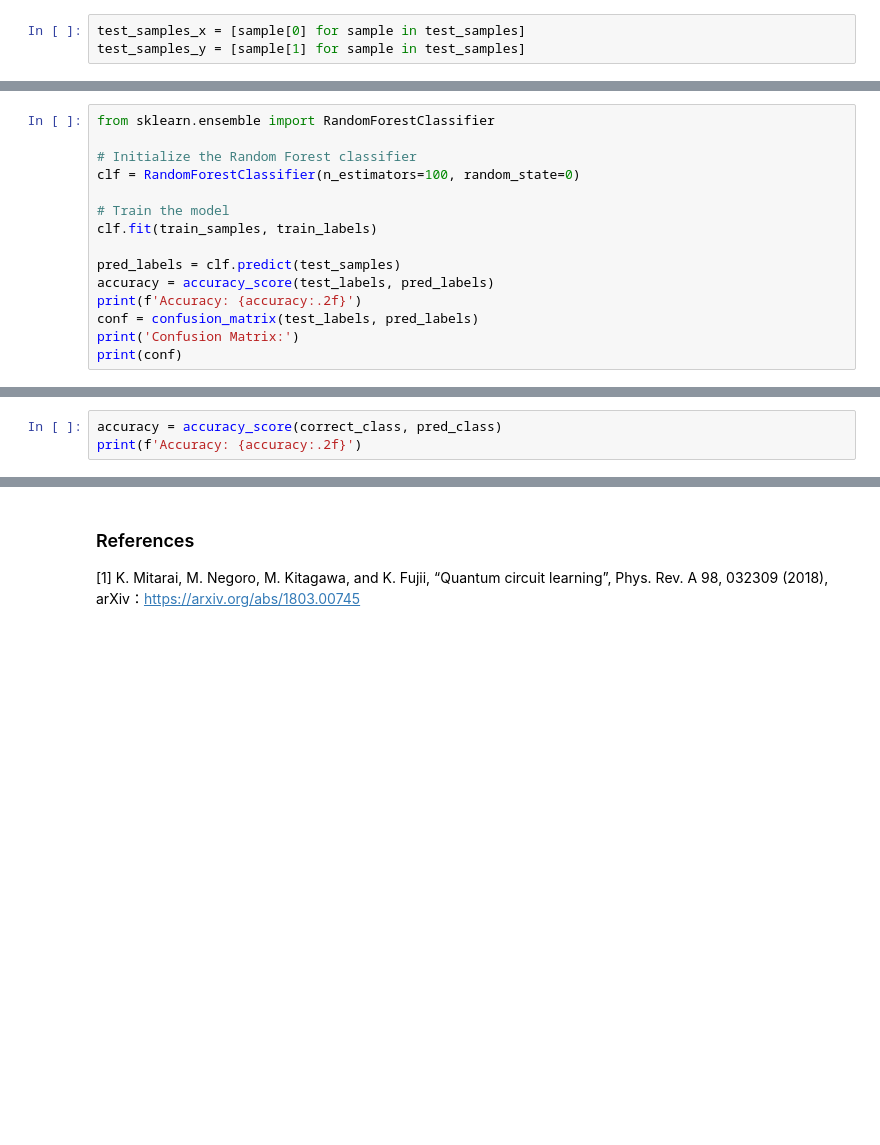
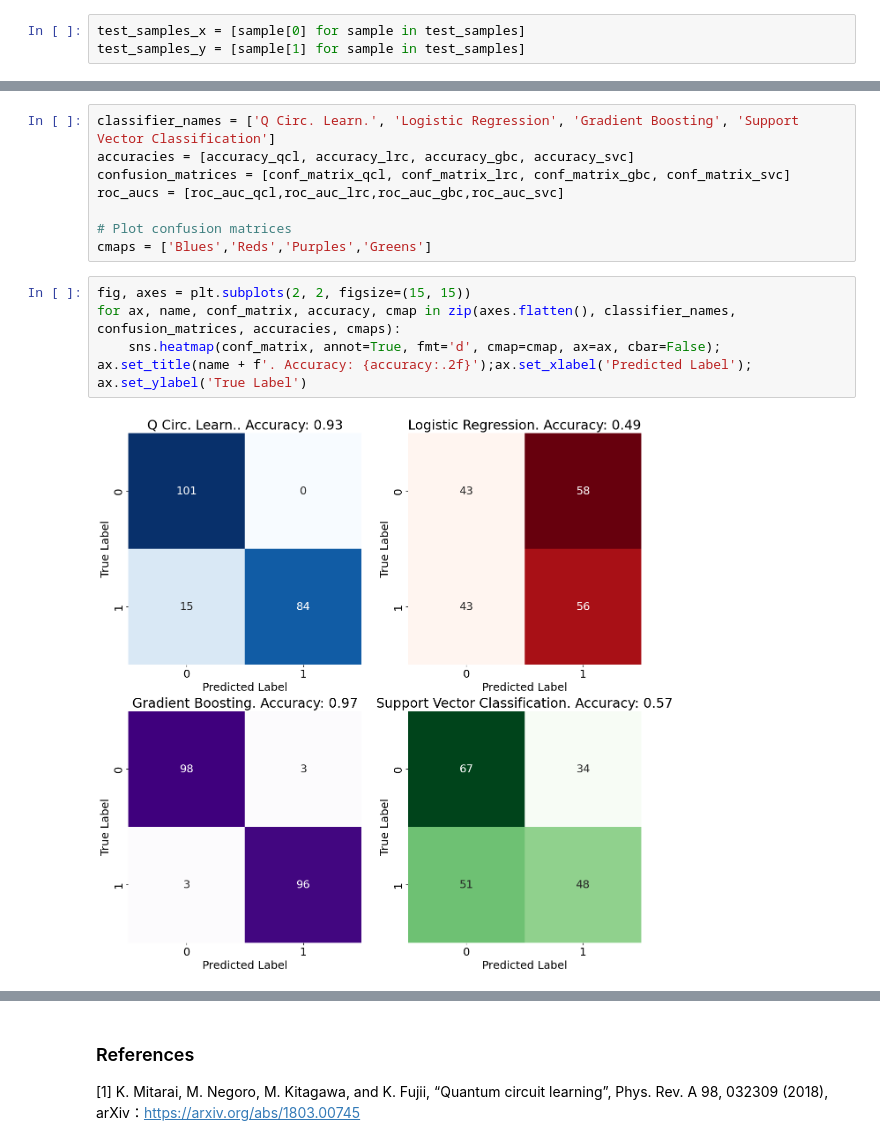
Before and after one commit to sofips/qcl, a Jupyter notebook: qcl_classification_es.ipynb, the cells around one changed output, grey strips where cells are left out. Saved outputs shown, nothing was run; the diff lists cells and outputs as text; blank space fills up the shorter version.

```diff
--- a/qcl_classification_es.ipynb
+++ b/qcl_classification_es.ipynb
@@ -420,15 +391,0 @@ Confusion Matrix:
-# %%
-from sklearn.ensemble import RandomForestClassifier
-
-# Initialize the Random Forest classifier
-clf = RandomForestClassifier(n_estimators=100, random_state=0)
-
-# Train the model
-clf.fit(train_samples, train_labels)
-
-pred_labels = clf.predict(test_samples)
-accuracy = accuracy_score(test_labels, pred_labels)
-print(f'Accuracy: {accuracy:.2f}')
-conf = confusion_matrix(test_labels, pred_labels)
-print('Confusion Matrix:')
-print(conf)
@@ -440,3 +391,0 @@ Confusion Matrix:
-# %%
-accuracy = accuracy_score(correct_class, pred_class)
-print(f'Accuracy: {accuracy:.2f}')
@@ -444,0 +432,14 @@ Accuracy: 0.91
+# %%
+classifier_names = ['Q Circ. Learn.', 'Logistic Regression', 'Gradient Boosting', 'Support Vector Classification']
+accuracies = [accuracy_qcl, accuracy_lrc, accuracy_gbc, accuracy_svc]
+confusion_matrices = [conf_matrix_qcl, conf_matrix_lrc, conf_matrix_gbc, conf_matrix_svc]
+roc_aucs = [roc_auc_qcl,roc_auc_lrc,roc_auc_gbc,roc_auc_svc]
+
+# Plot confusion matrices
+cmaps = ['Blues','Reds','Purples','Greens']
+# %%
+fig, axes = plt.subplots(2, 2, figsize=(15, 15))
+for ax, name, conf_matrix, accuracy, cmap in zip(axes.flatten(), classifier_names, confusion_matrices, accuracies, cmaps):
+    sns.heatmap(conf_matrix, annot=True, fmt='d', cmap=cmap, ax=ax, cbar=False); ax.set_title(name + f'. Accuracy: {accuracy:.2f}');ax.set_xlabel('Predicted Label'); ax.set_ylabel('True Label')
+# %% [output]
+[figure, added]
```
Also changed, not shown: parts of 30 cells of this notebook.
